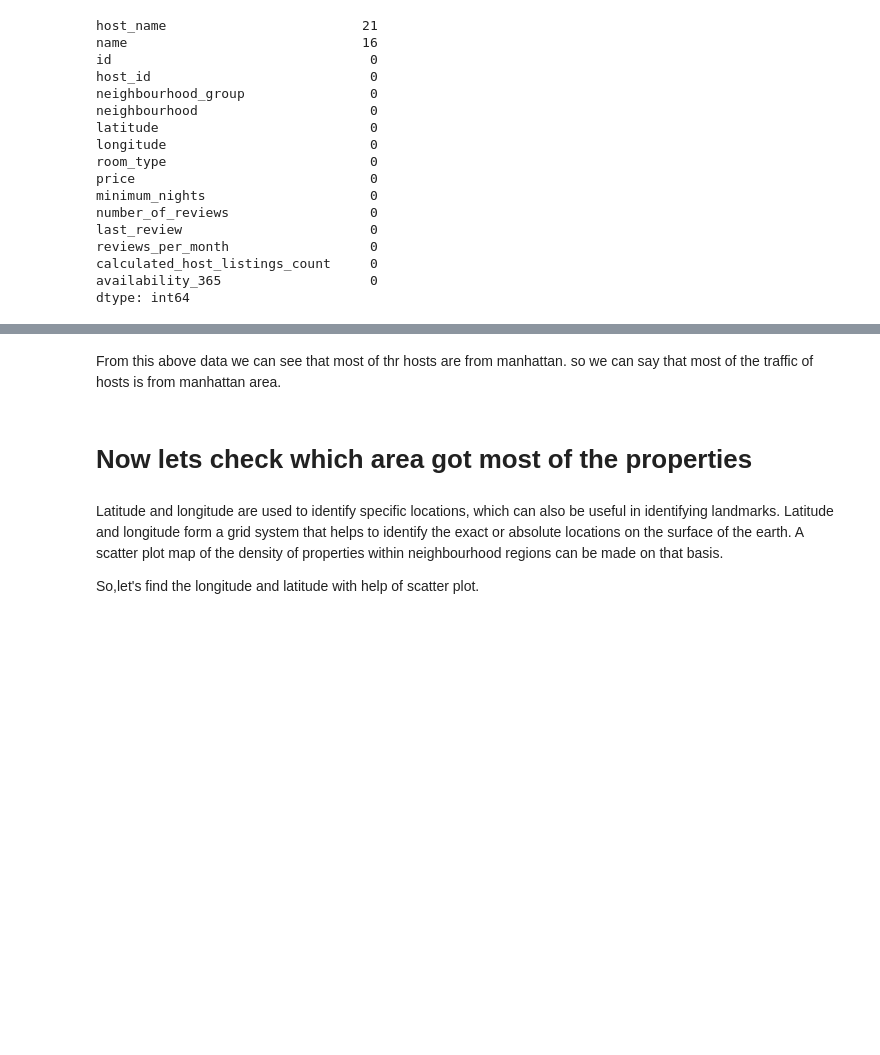
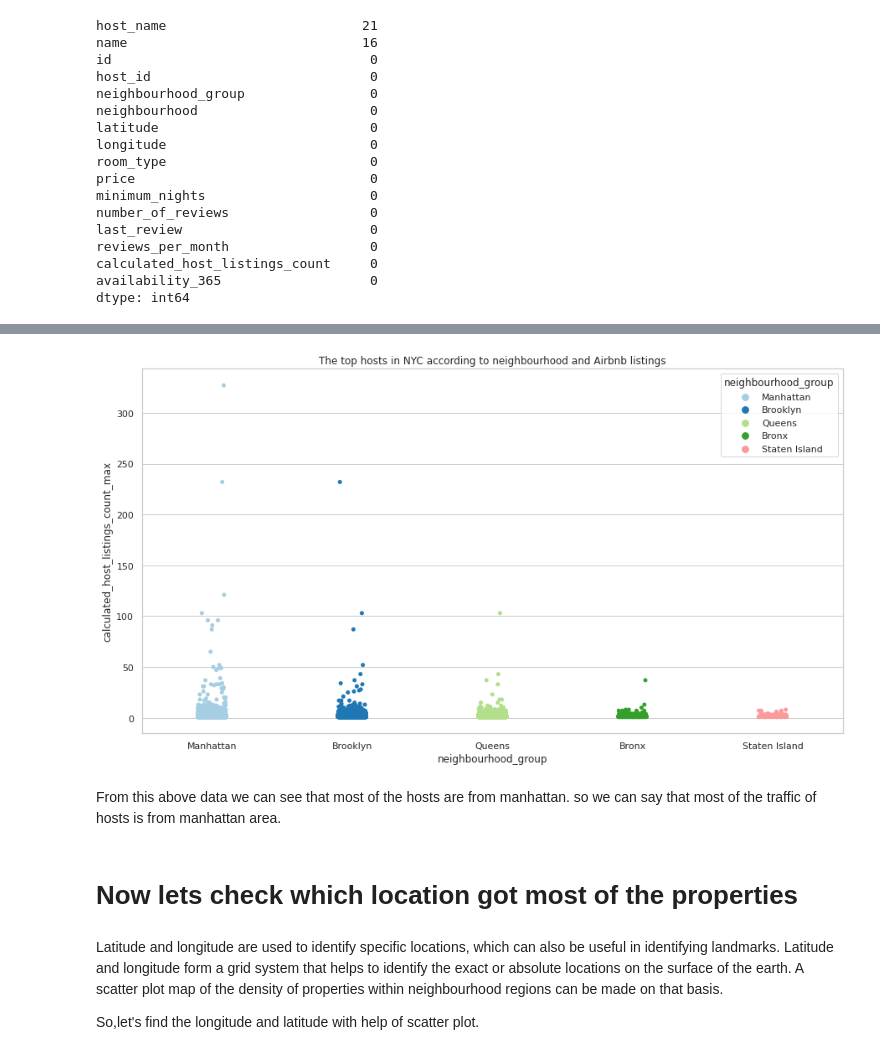
Before and after one commit to Srinadh9121/airbnb_booking_ED_Analysis, a Jupyter notebook: Airbnb_Bookings_Analysis_Capstone_Project.ipynb, the cells around one changed output, grey strips where cells are left out. Cells and saved outputs as stored; diff of their text form; code cells hidden in the pictures; blank space fills up the shorter version.

```diff
--- a/Airbnb_Bookings_Analysis_Capstone_Project.ipynb
+++ b/Airbnb_Bookings_Analysis_Capstone_Project.ipynb
@@ -219,7 +224,15 @@ host_areas.sort_values(by='calculated_host_listings_count',ascending=False).rena
+# %%
+plt.figure(figsize=(15,8))
+sns.set(style='whitegrid')
+sns.stripplot(data=a, x='neighbourhood_group',y='calculated_host_listings_count_max', hue='neighbourhood_group',palette='Paired')
+plt.title('The top hosts in NYC according to neighbourhood and Airbnb listings')
+plt.show()
+# %% [output]
+[figure, added]
 # %% [markdown]
-From this above data we can see that most of thr hosts are from manhattan. so we can say that most of the traffic of hosts is from manhattan area.
+From this above data we can see that most of the hosts are from manhattan. so we can say that most of the traffic of hosts is from manhattan area.
 # %% [markdown]
-# **Now lets check which area got most of the properties**
+# **Now lets check which location got most of the properties**
 # %% [markdown]
 Latitude and longitude are used to identify specific locations, which can also be useful in identifying landmarks. Latitude and longitude form a grid system that helps to identify the exact or absolute locations on the surface of the earth. A scatter plot map of the density of properties within neighbourhood regions can be made on that basis.
 
```
Also changed, not shown: parts of 15 cells of this notebook.
